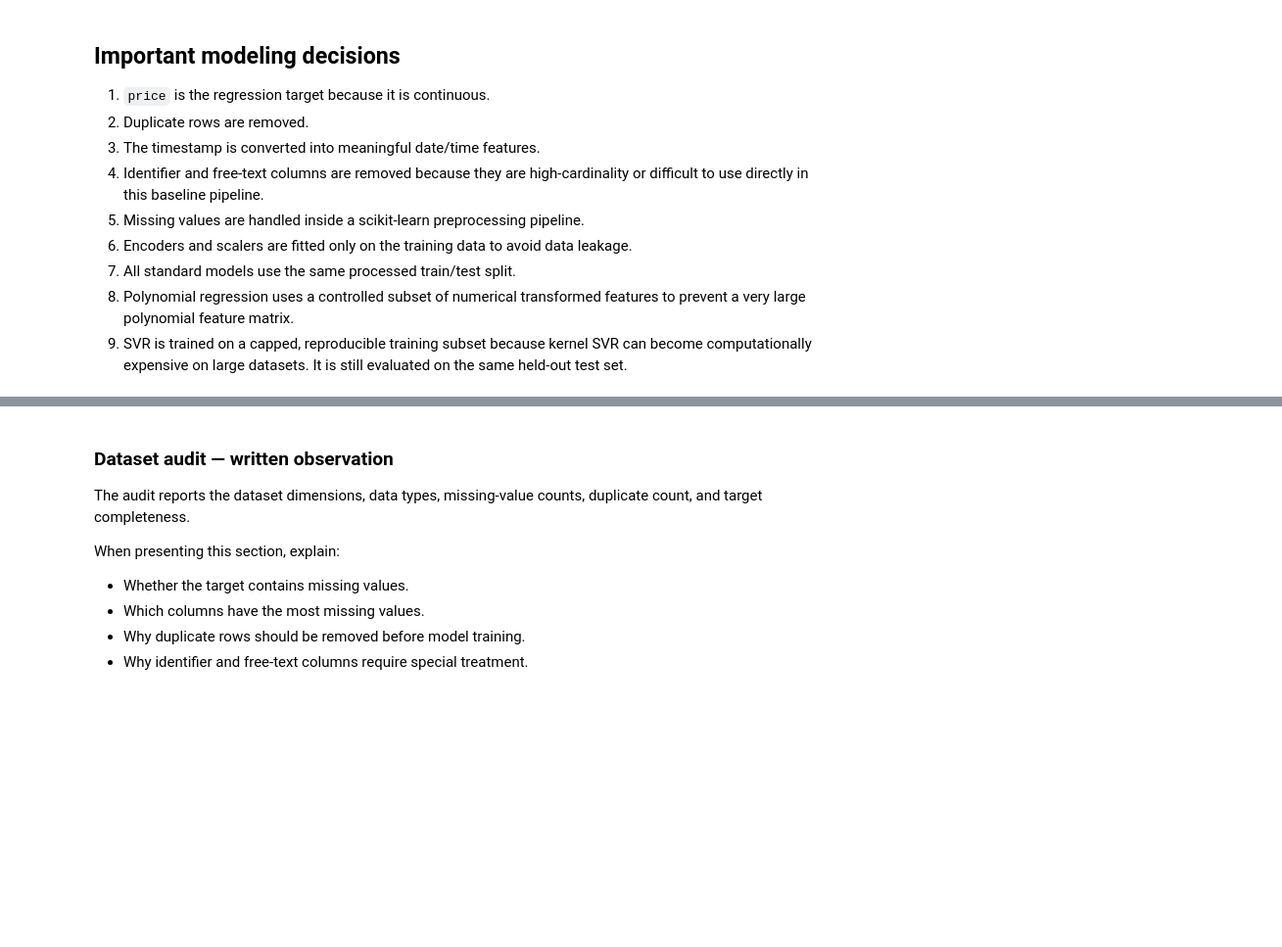
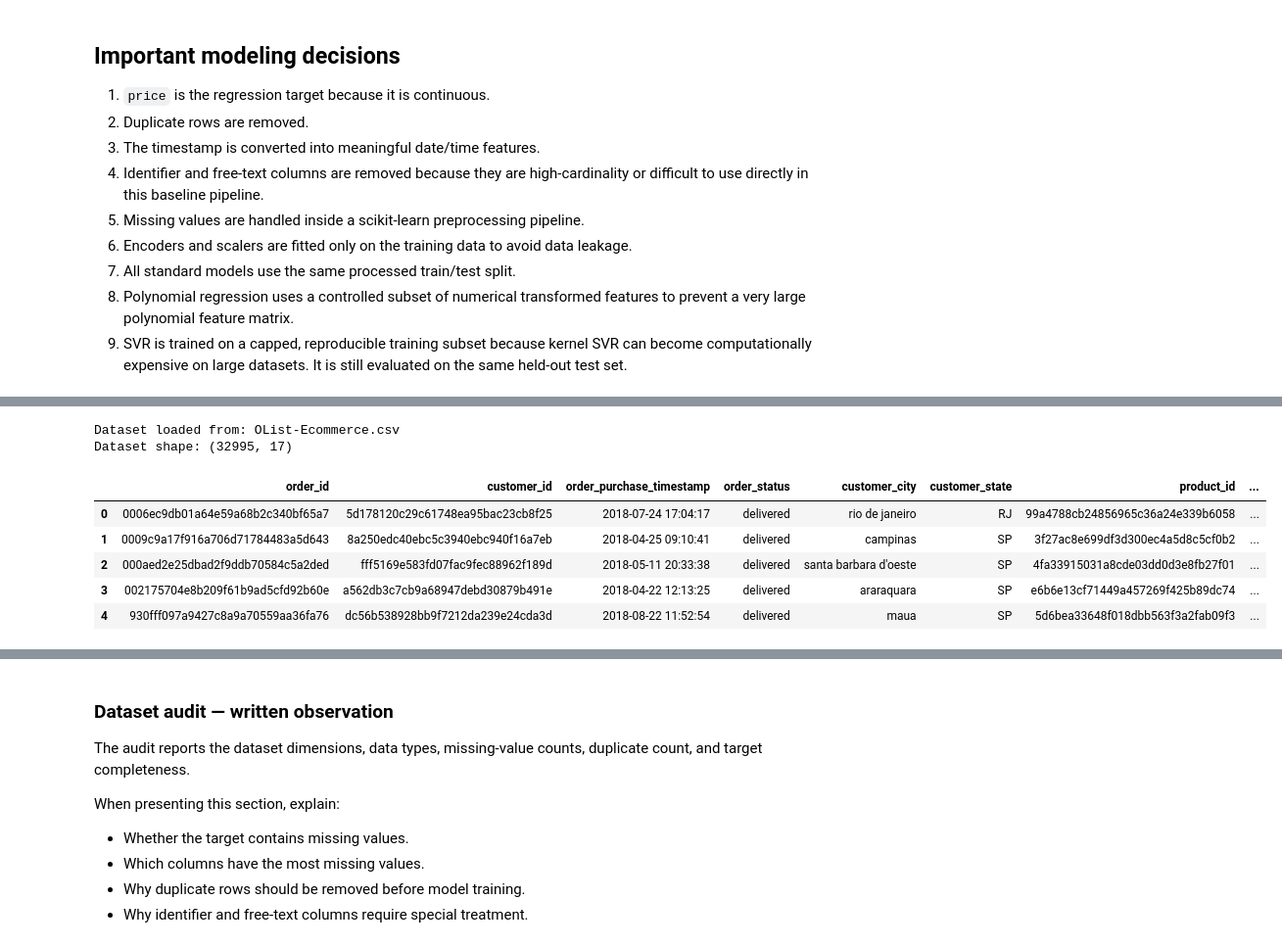
Before and after one commit to Sanjay1266/ML_Case_study, a Jupyter notebook: notebooks/regression.ipynb, the cells around one changed output, grey strips where cells are left out. Shown at 98% size. Cells and saved outputs as stored; diff of their text form; code cells hidden in the pictures; blank space fills up the shorter version.

```diff
--- a/notebooks/regression.ipynb
+++ b/notebooks/regression.ipynb
@@ -82,30 +84,37 @@ print("Libraries imported successfully.")
 # %%
 # ============================================================
 # 2. LOAD THE DATASET
 # ============================================================
 
 # The first path supports a notebook running beside the CSV file.
 # The second path supports the uploaded-file environment.
 possible_paths = [
     Path("OList-Ecommerce.csv"),
-    Path("data/OList-Ecommerce.csv"),
-    Path("../data/OList-Ecommerce.csv"),
     Path("/mnt/data/OList-Ecommerce.csv")
 ]
 
 DATA_PATH = next((path for path in possible_paths if path.exists()), None)
 
 if DATA_PATH is None:
     raise FileNotFoundError(
         "OList-Ecommerce.csv was not found. "
         "Place the CSV in the notebook directory or update DATA_PATH."
     )
 
 df = pd.read_csv(DATA_PATH)
 
 print(f"Dataset loaded from: {DATA_PATH}")
 print(f"Dataset shape: {df.shape}")
 display(df.head())
+# %% [output]
+Dataset loaded from: OList-Ecommerce.csv
+Dataset shape: (32995, 17)
+|  | order_id | customer_id | order_purchase_timestamp | order_status | customer_city | customer_state | product_id | ... |
+| 0 | 0006ec9db01a64e59a68b2c340bf65a7 | 5d178120c29c61748ea95bac23cb8f25 | 2018-07-24 17:04:17 | delivered | rio de janeiro | RJ | 99a4788cb24856965c36a24e339b6058 | ... |
+| 1 | 0009c9a17f916a706d71784483a5d643 | 8a250edc40ebc5c3940ebc940f16a7eb | 2018-04-25 09:10:41 | delivered | campinas | SP | 3f27ac8e699df3d300ec4a5d8c5cf0b2 | ... |
+| 2 | 000aed2e25dbad2f9ddb70584c5a2ded | fff5169e583fd07fac9fec88962f189d | 2018-05-11 20:33:38 | delivered | santa barbara d'oeste | SP | 4fa33915031a8cde03dd0d3e8fb27f01 | ... |
+| 3 | 002175704e8b209f61b9ad5cfd92b60e | a562db3c7cb9a68947debd30879b491e | 2018-04-22 12:13:25 | delivered | araraquara | SP | e6b6e13cf71449a457269f425b89dc74 | ... |
+| 4 | 930fff097a9427c8a9a70559aa36fa76 | dc56b538928bb9f7212da239e24cda3d | 2018-08-22 11:52:54 | delivered | maua | SP | 5d6bea33648f018dbb563f3a2fab09f3 | ... |
 # %%
 # ============================================================
 # 3. DATASET AUDIT
```
Also changed, not shown: parts of 27 cells of this notebook.
